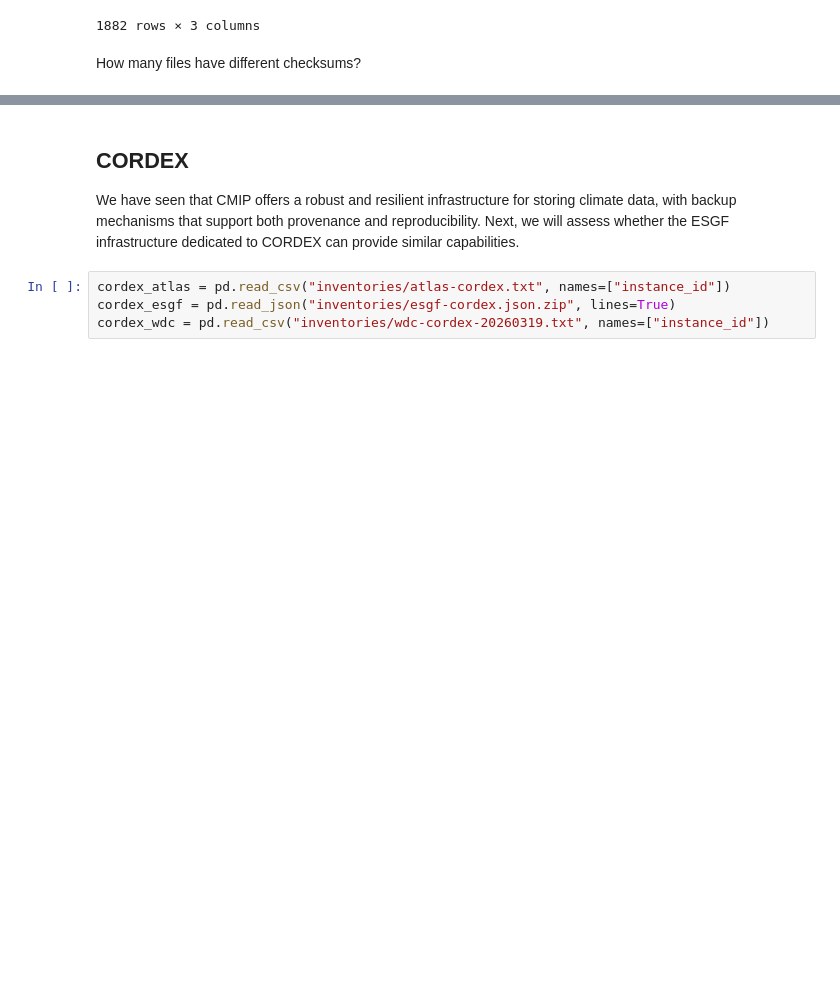
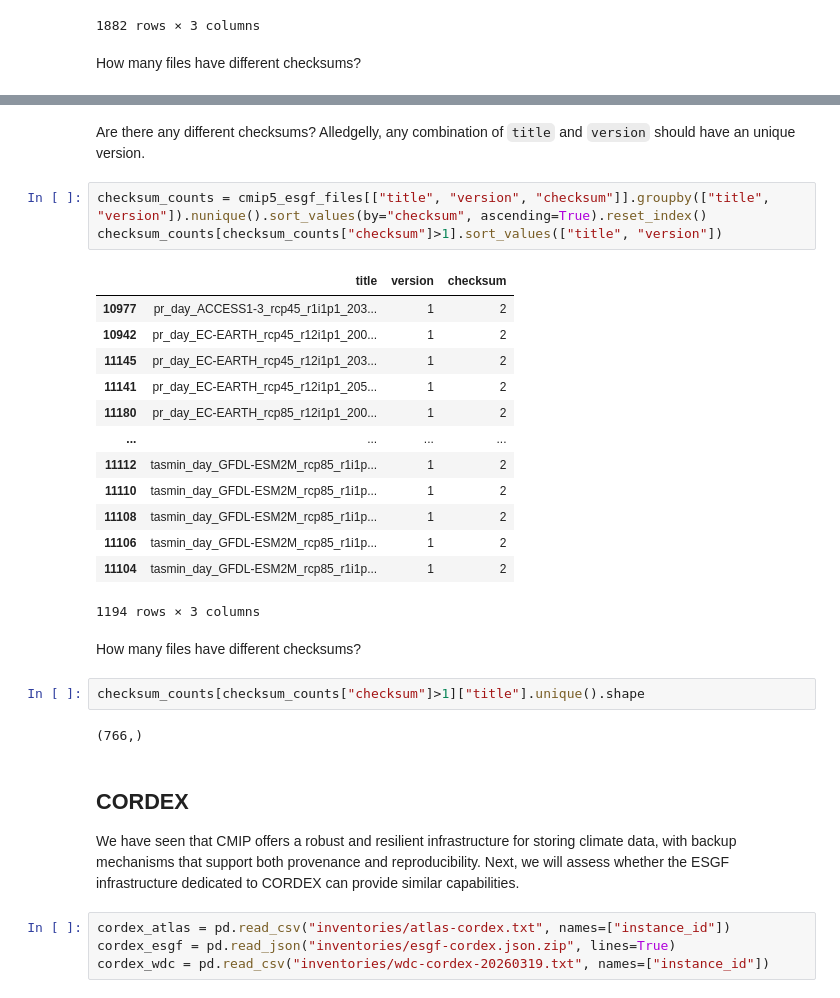
Before and after one commit to zequihg50/reproducibility-ipcc-atlas, a Jupyter notebook: main.ipynb, the cells around one changed output, grey strips where cells are left out. Saved outputs shown, nothing was run; the diff lists cells and outputs as text; blank space fills up the shorter version.

```diff
--- a/main.ipynb
+++ b/main.ipynb
@@ -200,3 +242,28 @@ array(['psl_day_EC-Earth3-Veg_historical_r1i1p1f1_gr_19480101-19481231.nc',
+# %% [markdown]
+Are there any different checksums? Alledgelly, any combination of `title` and `version` should have an unique version.
+# %%
+checksum_counts = cmip5_esgf_files[["title", "version", "checksum"]].groupby(["title", "version"]).nunique().sort_values(by="checksum", ascending=True).reset_index()
+checksum_counts[checksum_counts["checksum"]>1].sort_values(["title", "version"])
+# %% [output]
+|  | title | version | checksum |
+| 10977 | pr_day_ACCESS1-3_rcp45_r1i1p1_203... | 1 | 2 |
+| 10942 | pr_day_EC-EARTH_rcp45_r12i1p1_200... | 1 | 2 |
+| 11145 | pr_day_EC-EARTH_rcp45_r12i1p1_203... | 1 | 2 |
+| 11141 | pr_day_EC-EARTH_rcp45_r12i1p1_205... | 1 | 2 |
+| 11180 | pr_day_EC-EARTH_rcp85_r12i1p1_200... | 1 | 2 |
+| ... | ... | ... | ... |
+| 11112 | tasmin_day_GFDL-ESM2M_rcp85_r1i1p... | 1 | 2 |
+| 11110 | tasmin_day_GFDL-ESM2M_rcp85_r1i1p... | 1 | 2 |
+| 11108 | tasmin_day_GFDL-ESM2M_rcp85_r1i1p... | 1 | 2 |
+| 11106 | tasmin_day_GFDL-ESM2M_rcp85_r1i1p... | 1 | 2 |
+| 11104 | tasmin_day_GFDL-ESM2M_rcp85_r1i1p... | 1 | 2 |
+1194 rows × 3 columns
+# %% [markdown]
+How many files have different checksums?
+# %%
+checksum_counts[checksum_counts["checksum"]>1]["title"].unique().shape
+# %% [output]
+(766,)
 # %% [markdown]
 ## CORDEX
 
```
Also changed, not shown: parts of 9 cells of this notebook, 1 other file.
